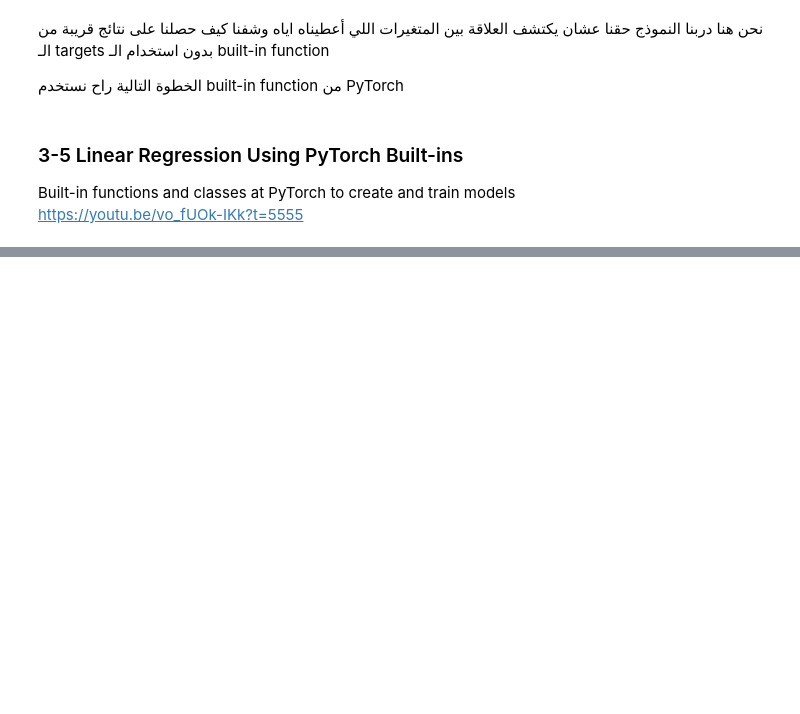
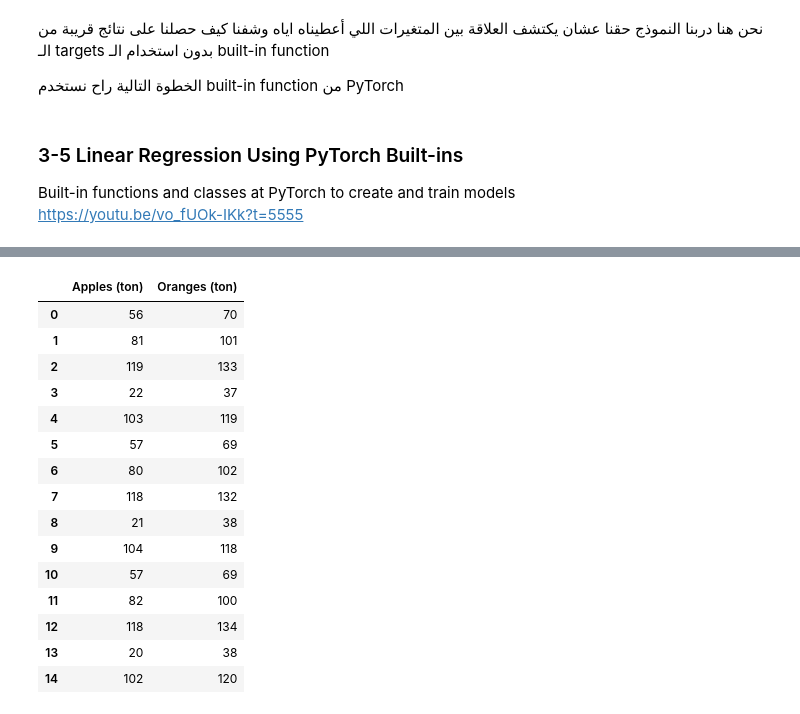
Before and after one commit to JBadawood/Machine_Learning, a Jupyter notebook: Linear_Regression/Linear_Regression.ipynb, the cells around one changed output, grey strips where cells are left out. Drawn from its saved outputs; the diff is of its cells as text; code cells hidden in the pictures; blank space fills up the shorter version.

```diff
--- a/Linear_Regression/Linear_Regression.ipynb
+++ b/Linear_Regression/Linear_Regression.ipynb
@@ -2033,0 +2087,21 @@ https://youtu.be/vo_fUOk-IKk?t=5555
+# %%
+# Targets (apples, oranges)
+df_targets = data.iloc[:,4:]
+df_targets
+# %% [output]
+|  | Apples (ton) | Oranges (ton) |
+| 0 | 56 | 70 |
+| 1 | 81 | 101 |
+| 2 | 119 | 133 |
+| 3 | 22 | 37 |
+| 4 | 103 | 119 |
+| 5 | 57 | 69 |
+| 6 | 80 | 102 |
+| 7 | 118 | 132 |
+| 8 | 21 | 38 |
+| 9 | 104 | 118 |
+| 10 | 57 | 69 |
+| 11 | 82 | 100 |
+| 12 | 118 | 134 |
+| 13 | 20 | 38 |
+| 14 | 102 | 120 |
```
Also changed, not shown: parts of 51 cells of this notebook.
